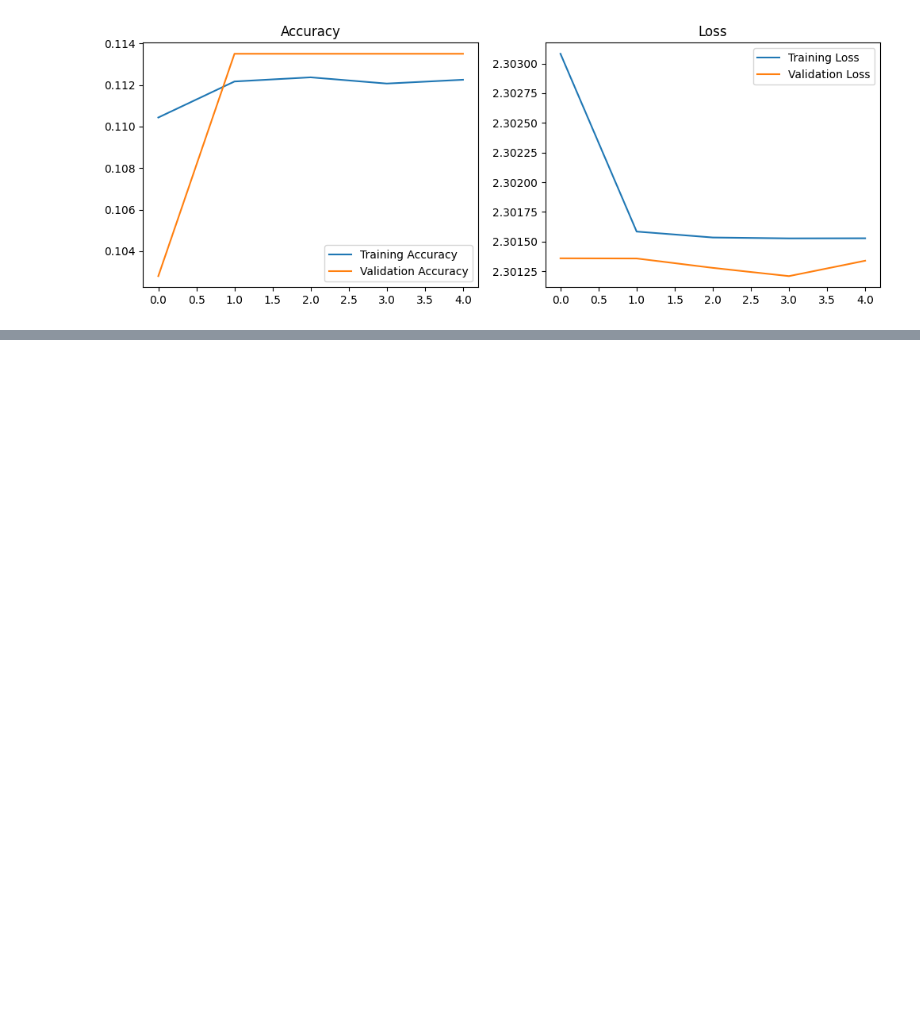
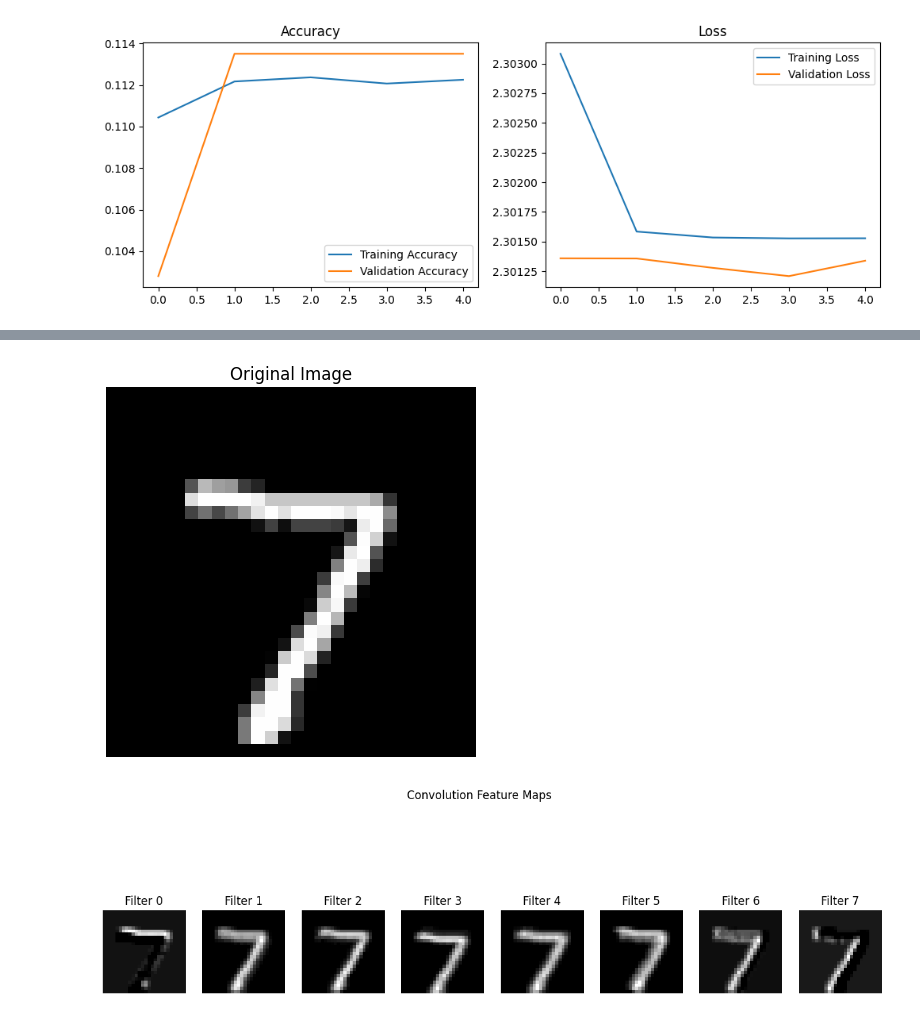
Before and after one commit to SameekshaPadigelawar/DEEP-LEARNING-PRACTICE, a Jupyter notebook: DL_LAB1.ipynb, the cells around one changed output, grey strips where cells are left out. Drawn from its saved outputs; the diff is of its cells as text; code cells hidden in the pictures; blank space fills up the shorter version.

Commit message:
week-9

```diff
--- a/DL_LAB1.ipynb
+++ b/DL_LAB1.ipynb
@@ -1962,3 +1962,81 @@ Epoch 5/5
 1250/1250 ━━━━━━━━━━━━━━━━━━━━ 5s 4ms/step - accuracy: 0.1135 - loss: 2.3013
 Test accuracy: 0.11349999904632568
 [figure]
+# %%
+# week-9
+
+# 🔹 Imports
+import numpy as np
+import matplotlib.pyplot as plt
+
+from keras.datasets import mnist
+from keras.models import Sequential, Model
+from keras.layers import Conv2D, MaxPool2D, Flatten, Dense, Input
+from tensorflow.keras.utils import to_categorical
+
+# 🔹 Load MNIST dataset
+(X_train, y_train), (X_test, y_test) = mnist.load_data()
+
+# 🔹 Preprocess
+X_train = X_train.astype('float32') / 255
+X_test = X_test.astype('float32') / 255
+
+X_train = X_train.reshape(-1, 28, 28, 1)
+X_test = X_test.reshape(-1, 28, 28, 1)
+
+y_train = to_categorical(y_train, 10)
+y_test = to_categorical(y_test, 10)
+
+# 🔹 Build CNN model
+model = Sequential()
+model.add(Input(shape=(28,28,1)))  # important for visualization
+
+model.add(Conv2D(8, (3,3), activation='relu', name='conv_layer'))
+model.add(MaxPool2D((2,2), name='pool_layer'))
+
+model.add(Flatten())
+model.add(Dense(10, activation='softmax'))
+
+# 🔹 Compile & Train
+model.compile(optimizer='adam', loss='categorical_crossentropy', metrics=['accuracy'])
+model.fit(X_train, y_train, epochs=2, batch_size=128)
+
+# 🔹 Select one test image
+sample_image = X_test[0].reshape(1, 28, 28, 1)
+
+# 🔹 Create model to extract feature maps
+layer_outputs = [layer.output for layer in model.layers[:2]]  # conv + pool
+activation_model = Model(inputs=model.inputs, outputs=layer_outputs)
+
+# 🔹 Get feature maps
+activations = activation_model.predict(sample_image)
+
+conv_output = activations[0]
+pool_output = activations[1]
+
+# 🔹 Show original image
+plt.imshow(sample_image[0].reshape(28,28), cmap='gray')
+plt.title("Original Image")
+plt.axis('off')
+plt.show()
+
+# 🔹 Visualize Convolution Feature Maps
+fig, axes = plt.subplots(1, 8, figsize=(15,5))
+for i in range(8):
+    axes[i].imshow(conv_output[0, :, :, i], cmap='gray')
+    axes[i].set_title(f"Filter {i}")
+    axes[i].axis('off')
+
+plt.suptitle("Convolution Feature Maps")
+plt.show()
+
+# 🔹 Visualize Pooling Feature Maps
+fig, axes = plt.subplots(1, 8, figsize=(15,5))
+for i in range(8):
+    axes[i].imshow(pool_output[0, :, :, i], cmap='gray')
+    axes[i].set_title(f"Map {i}")
+    axes[i].axis('off')
+
+plt.suptitle("Pooling Feature Maps")
+plt.show()
+# %% [output]
@@ -1964,0 +2048,2 @@ Test accuracy: 0.11349999904632568
+[figure, added]
+[figure, added]
```
Also changed, not shown: parts of 4 cells of this notebook.
